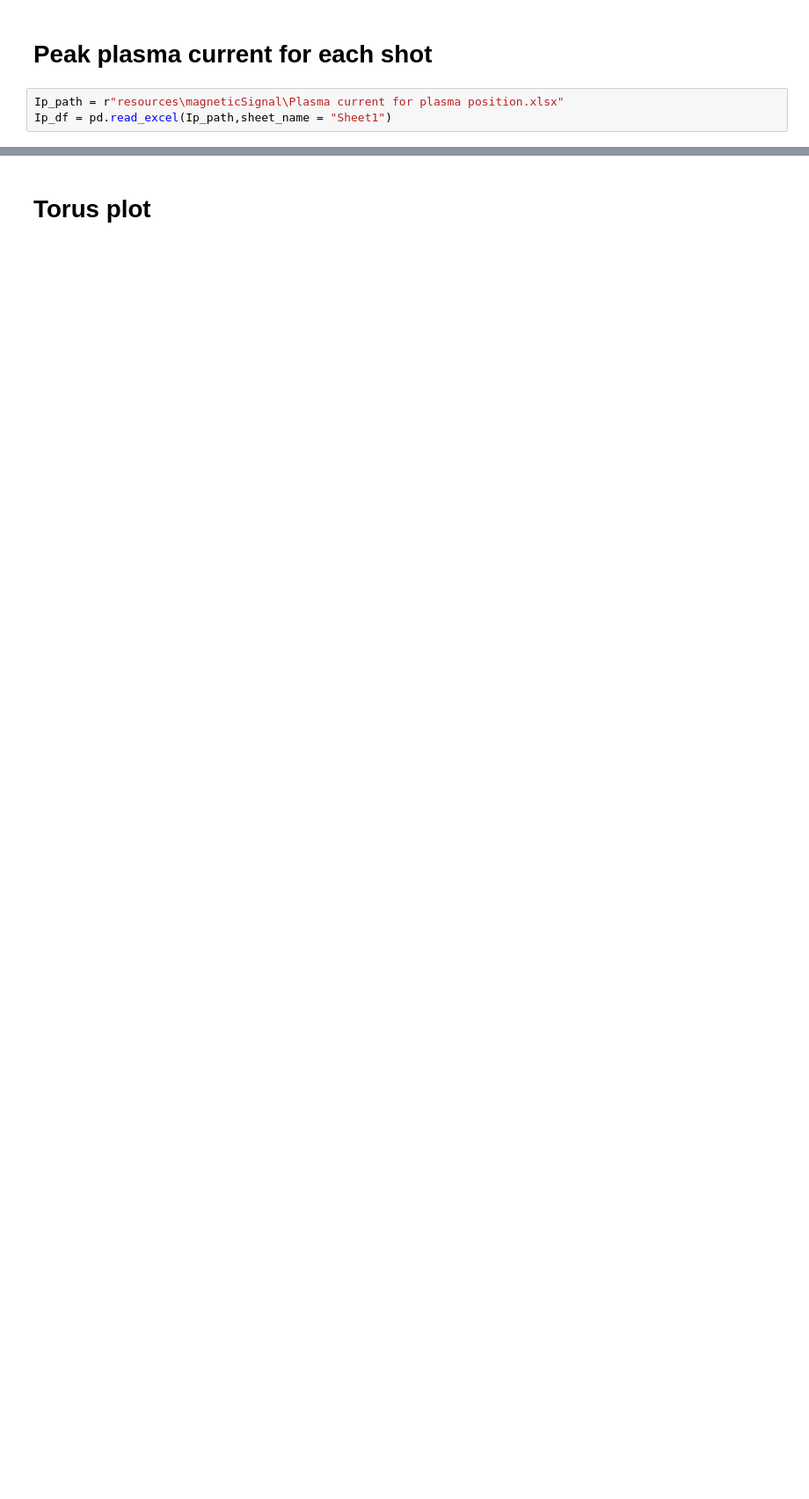
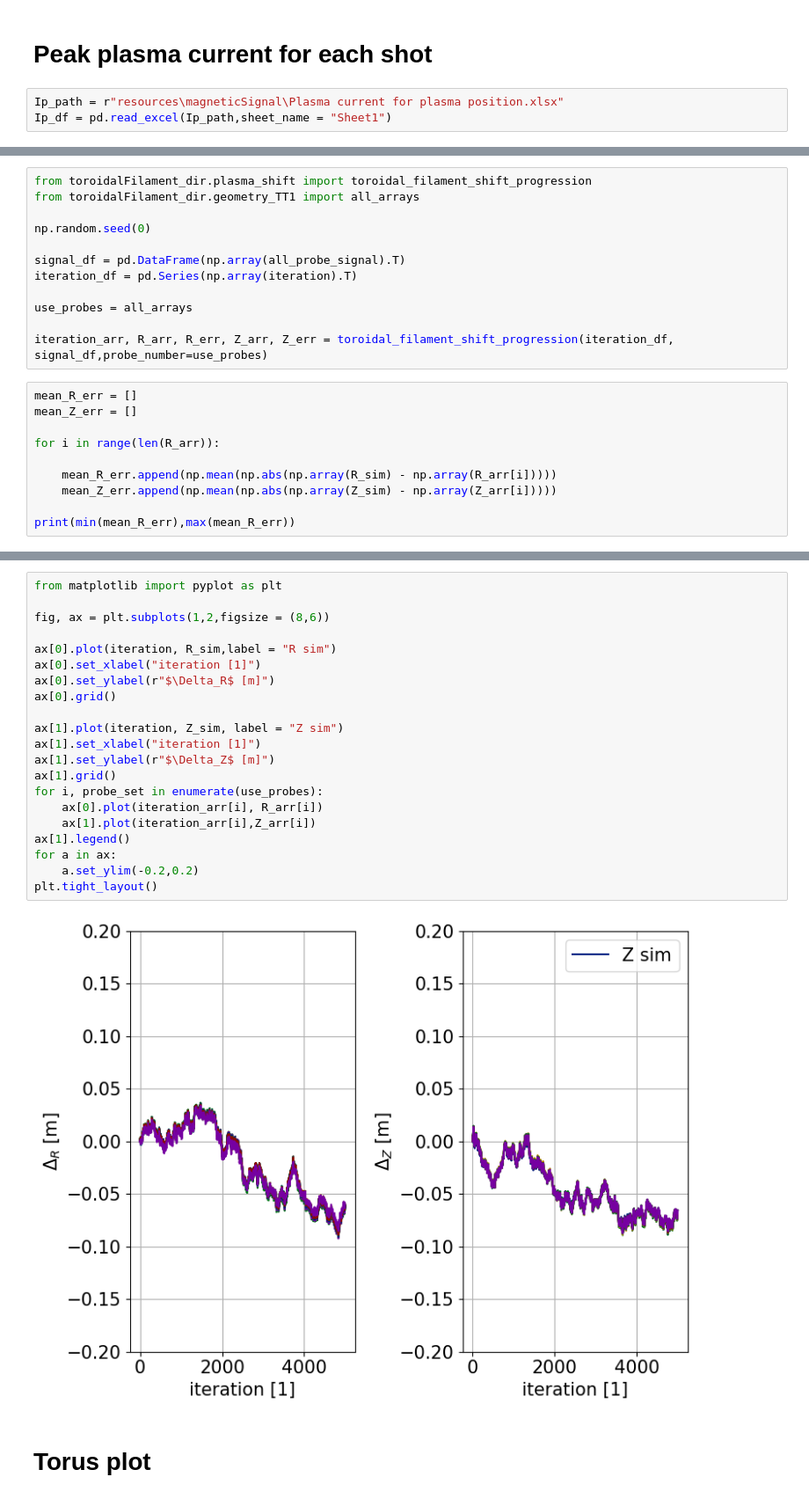
Before and after one commit to P-Attapon/TT1PlasmaColumnPosition, a Jupyter notebook: plotting.ipynb, the cells around one changed output, grey strips where cells are left out. Shown at 88% size. Drawn from its saved outputs; the diff is of its cells as text; blank space fills up the shorter version.

```diff
--- a/plotting.ipynb
+++ b/plotting.ipynb
@@ -599,0 +637,22 @@ Text(0, 0.5, 'Ip [A]')
+# %%
+from toroidalFilament_dir.plasma_shift import toroidal_filament_shift_progression
+from toroidalFilament_dir.geometry_TT1 import all_arrays
+
+np.random.seed(0)
+
+signal_df = pd.DataFrame(np.array(all_probe_signal).T)
+iteration_df = pd.Series(np.array(iteration).T)
+
+use_probes = all_arrays
+
+iteration_arr, R_arr, R_err, Z_arr, Z_err = toroidal_filament_shift_progression(iteration_df, signal_df,probe_number=use_probes)
+# %%
+mean_R_err = []
+mean_Z_err = []
+
+for i in range(len(R_arr)):
+
+    mean_R_err.append(np.mean(np.abs(np.array(R_sim) - np.array(R_arr[i]))))
+    mean_Z_err.append(np.mean(np.abs(np.array(Z_sim) - np.array(Z_arr[i]))))
+
+print(min(mean_R_err),max(mean_R_err))
@@ -600,3 +661,26 @@ Text(0, 0.5, 'Ip [A]')
+# %%
+from matplotlib import pyplot as plt
+
+fig, ax = plt.subplots(1,2,figsize = (8,6))
+
+ax[0].plot(iteration, R_sim,label = "R sim")
+ax[0].set_xlabel("iteration [1]")
+ax[0].set_ylabel(r"$\Delta_R$ [m]")
+ax[0].grid()
+
+ax[1].plot(iteration, Z_sim, label = "Z sim")
+ax[1].set_xlabel("iteration [1]")
+ax[1].set_ylabel(r"$\Delta_Z$ [m]")
+ax[1].grid()
+for i, probe_set in enumerate(use_probes):
+    ax[0].plot(iteration_arr[i], R_arr[i])
+    ax[1].plot(iteration_arr[i],Z_arr[i])
+ax[1].legend()
+for a in ax:
+    a.set_ylim(-0.2,0.2)
+plt.tight_layout()
+# %% [output]
+[figure, added]
 # %% [markdown]
 # Torus plot
 # %%
```
Also changed, not shown: parts of 4 cells of this notebook, 2 other files.
